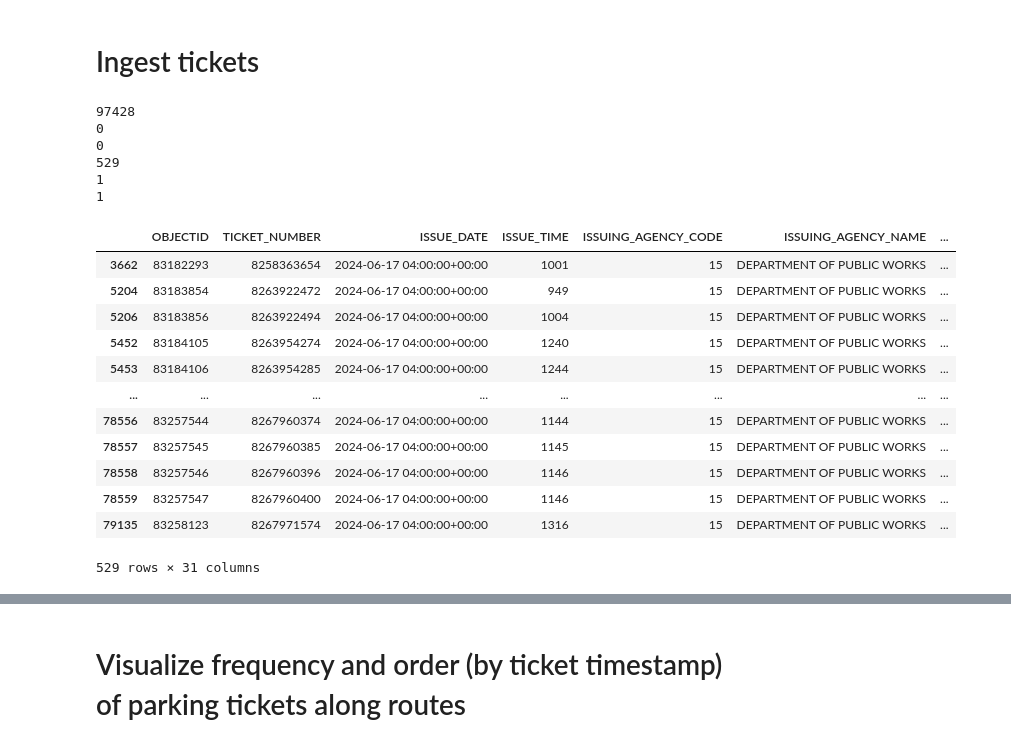
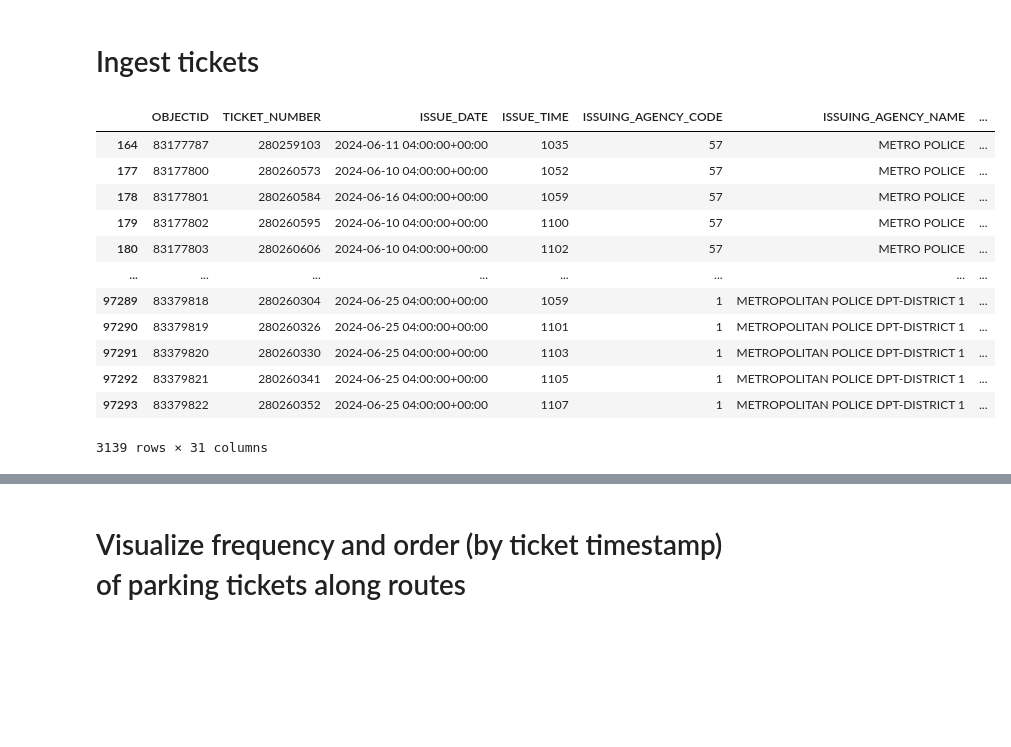
Before and after one commit to reedmarkham/meter-made, a Jupyter notebook: meter_made.ipynb, the cells around one changed output, grey strips where cells are left out. Cells and saved outputs as stored; diff of their text form; code cells hidden in the pictures; blank space fills up the shorter version.

Commit message:
explore time and date components to model and DBSCAN clustering

```diff
--- a/meter_made.ipynb
+++ b/meter_made.ipynb
@@ -71,44 +73,31 @@ display(routes_gdf.sort_values(by='ADDRESS'))
 314151 rows × 16 columns
 # %% [markdown]
 # Ingest tickets
-# %%
-t = gpd.read_file('/content/drive/MyDrive/dc-parking-data/Parking_Violations_Issued_in_June_2024.geojson')
-print(len(t))
-print(t['VIOLATION_CODE'].isnull().sum())
-print(t['ISSUE_DATE'].isnull().sum())
-
-t['ISSUE_DATE'] = pd.to_datetime(t['ISSUE_DATE'])
-tickets = t[(t.VIOLATION_CODE == 'P173') & (t.ISSUE_DATE.dt.date == pd.to_datetime('2024-06-17').date())]
-
-print(len(tickets))
-print(tickets['LATITUDE'].isnull().sum())
-print(tickets['LONGITUDE'].isnull().sum())
-
-tickets = gpd.GeoDataFrame(
-    tickets,
-    geometry=gpd.points_from_xy(tickets.LONGITUDE, tickets.LATITUDE),
-    crs="EPSG:4326"
-    )
-
-display(tickets)
-# %% [output]
-97428
-0
-0
-529
-1
-1
-|  | OBJECTID | TICKET_NUMBER | ISSUE_DATE | ISSUE_TIME | ISSUING_AGENCY_CODE | ISSUING_AGENCY_NAME | ... |
-| 3662 | 83182293 | 8258363654 | 2024-06-17 04:00:00+00:00 | 1001 | 15 | DEPARTMENT OF PUBLIC WORKS | ... |
-| 5204 | 83183854 | 8263922472 | 2024-06-17 04:00:00+00:00 | 949 | 15 | DEPARTMENT OF PUBLIC WORKS | ... |
-| 5206 | 83183856 | 8263922494 | 2024-06-17 04:00:00+00:00 | 1004 | 15 | DEPARTMENT OF PUBLIC WORKS | ... |
-| 5452 | 83184105 | 8263954274 | 2024-06-17 04:00:00+00:00 | 1240 | 15 | DEPARTMENT OF PUBLIC WORKS | ... |
-| 5453 | 83184106 | 8263954285 | 2024-06-17 04:00:00+00:00 | 1244 | 15 | DEPARTMENT OF PUBLIC WORKS | ... |
-| ... | ... | ... | ... | ... | ... | ... | ... |
-| 78556 | 83257544 | 8267960374 | 2024-06-17 04:00:00+00:00 | 1144 | 15 | DEPARTMENT OF PUBLIC WORKS | ... |
-| 78557 | 83257545 | 8267960385 | 2024-06-17 04:00:00+00:00 | 1145 | 15 | DEPARTMENT OF PUBLIC WORKS | ... |
-| 78558 | 83257546 | 8267960396 | 2024-06-17 04:00:00+00:00 | 1146 | 15 | DEPARTMENT OF PUBLIC WORKS | ... |
-| 78559 | 83257547 | 8267960400 | 2024-06-17 04:00:00+00:00 | 1146 | 15 | DEPARTMENT OF PUBLIC WORKS | ... |
-| 79135 | 83258123 | 8267971574 | 2024-06-17 04:00:00+00:00 | 1316 | 15 | DEPARTMENT OF PUBLIC WORKS | ... |
-529 rows × 31 columns
+# %%
+t = gpd.read_file('/content/drive/MyDrive/dc-parking-data/Parking_Violations_Issued_in_June_2024.geojson')
+
+tickets = gpd.GeoDataFrame(
+    t,
+    geometry=gpd.points_from_xy(t.LONGITUDE, t.LATITUDE),
+    crs="EPSG:4326"
+)
+
+# Fill NaN values in VIOLATION_PROC_DESC with an empty string before using .str.contains()
+tickets['VIOLATION_PROC_DESC'] = tickets['VIOLATION_PROC_DESC'].fillna('')
+
+display(tickets[tickets.VIOLATION_PROC_DESC.str.contains('EXPIRED METER')])
+# %% [output]
+|  | OBJECTID | TICKET_NUMBER | ISSUE_DATE | ISSUE_TIME | ISSUING_AGENCY_CODE | ISSUING_AGENCY_NAME | ... |
+| 164 | 83177787 | 280259103 | 2024-06-11 04:00:00+00:00 | 1035 | 57 | METRO POLICE | ... |
+| 177 | 83177800 | 280260573 | 2024-06-10 04:00:00+00:00 | 1052 | 57 | METRO POLICE | ... |
+| 178 | 83177801 | 280260584 | 2024-06-16 04:00:00+00:00 | 1059 | 57 | METRO POLICE | ... |
+| 179 | 83177802 | 280260595 | 2024-06-10 04:00:00+00:00 | 1100 | 57 | METRO POLICE | ... |
+| 180 | 83177803 | 280260606 | 2024-06-10 04:00:00+00:00 | 1102 | 57 | METRO POLICE | ... |
+| ... | ... | ... | ... | ... | ... | ... | ... |
+| 97289 | 83379818 | 280260304 | 2024-06-25 04:00:00+00:00 | 1059 | 1 | METROPOLITAN POLICE DPT-DISTRICT 1 | ... |
+| 97290 | 83379819 | 280260326 | 2024-06-25 04:00:00+00:00 | 1101 | 1 | METROPOLITAN POLICE DPT-DISTRICT 1 | ... |
+| 97291 | 83379820 | 280260330 | 2024-06-25 04:00:00+00:00 | 1103 | 1 | METROPOLITAN POLICE DPT-DISTRICT 1 | ... |
+| 97292 | 83379821 | 280260341 | 2024-06-25 04:00:00+00:00 | 1105 | 1 | METROPOLITAN POLICE DPT-DISTRICT 1 | ... |
+| 97293 | 83379822 | 280260352 | 2024-06-25 04:00:00+00:00 | 1107 | 1 | METROPOLITAN POLICE DPT-DISTRICT 1 | ... |
+3139 rows × 31 columns
 # %% [markdown]
```
Also changed, not shown: parts of 12 cells of this notebook.
